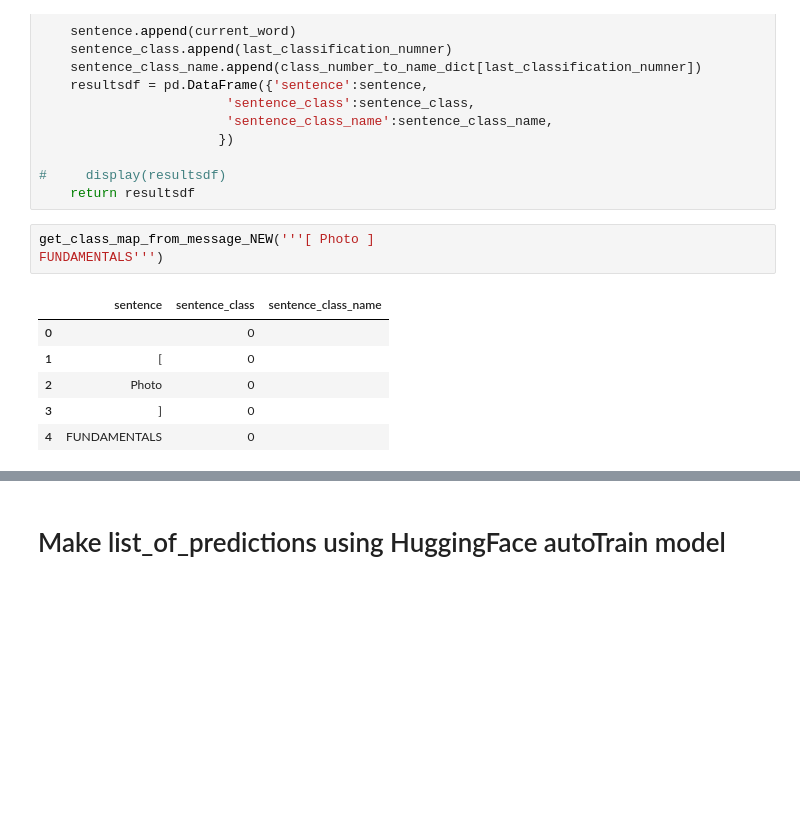
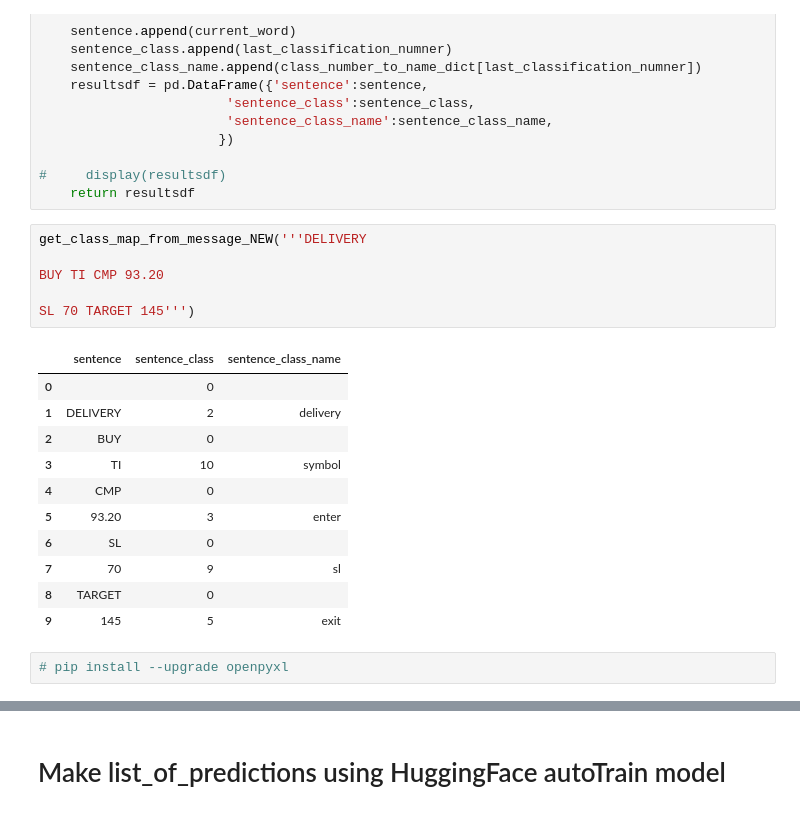
Before and after one commit to hemangjoshi37a/TelegramTradeMsgBacktestML, a Jupyter notebook: label_studio_to_Hggingface_autoTrain_dataset _convert_token_classification_named_entity_recongnition.ipynb, the cells around one changed output, grey strips where cells are left out. Saved outputs shown, nothing was run; the diff lists cells and outputs as text; blank space fills up the shorter version.

```diff
--- a/label_studio_to_Hggingface_autoTrain_dataset _convert_token_classification_named_entity_recongnition.ipynb
+++ b/label_studio_to_Hggingface_autoTrain_dataset _convert_token_classification_named_entity_recongnition.ipynb
@@ -266,12 +270,22 @@ def get_class_map_from_message_NEW(input_message:str) -> dict:
 #     display(resultsdf)
     return resultsdf
 # %%
-get_class_map_from_message_NEW('''[ Photo ]
-FUNDAMENTALS''')
+get_class_map_from_message_NEW('''DELIVERY
+
+BUY TI CMP 93.20
+
+SL 70 TARGET 145''')
 # %% [output]
 |  | sentence | sentence_class | sentence_class_name |
 | 0 |  | 0 |  |
-| 1 | [ | 0 |  |
-| 2 | Photo | 0 |  |
-| 3 | ] | 0 |  |
-| 4 | FUNDAMENTALS | 0 |  |
+| 1 | DELIVERY | 2 | delivery |
+| 2 | BUY | 0 |  |
+| 3 | TI | 10 | symbol |
+| 4 | CMP | 0 |  |
+| 5 | 93.20 | 3 | enter |
+| 6 | SL | 0 |  |
+| 7 | 70 | 9 | sl |
+| 8 | TARGET | 0 |  |
+| 9 | 145 | 5 | exit |
+# %%
+# pip install --upgrade openpyxl
```
Also changed, not shown: parts of 25 cells of this notebook, 7 other files.
